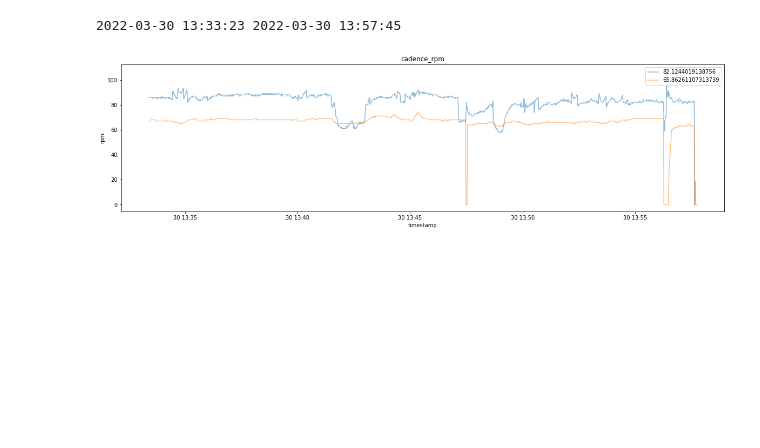
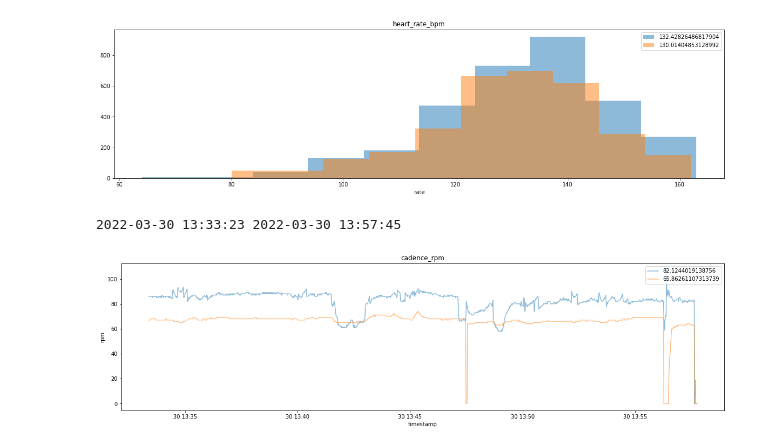
Before and after one commit to kevintalaue/analyse-fit-files, a Jupyter notebook: notebooks/fit.ipynb, the cells around one changed output. Saved outputs shown, nothing was run; the diff lists cells and outputs as text; code cells hidden in the pictures; blank space fills up the shorter version.

```diff
--- a/notebooks/fit.ipynb
+++ b/notebooks/fit.ipynb
@@ -17,3 +25,7 @@ histogram_compare([precision_4iii, wahoo_kicker_viiiiva], signal="power_watts")
+# %%
+histogram_compare([boltcycle, rivalcycle], signal="heart_rate_bpm")
+# %% [output]
+[figure, added]
 # %%
 line_plot_compare([precision_4iii, wahoo_kicker_viiiiva], signal="cadence_rpm")
 # %% [output]
```
Also changed, not shown: parts of 7 cells of this notebook.
